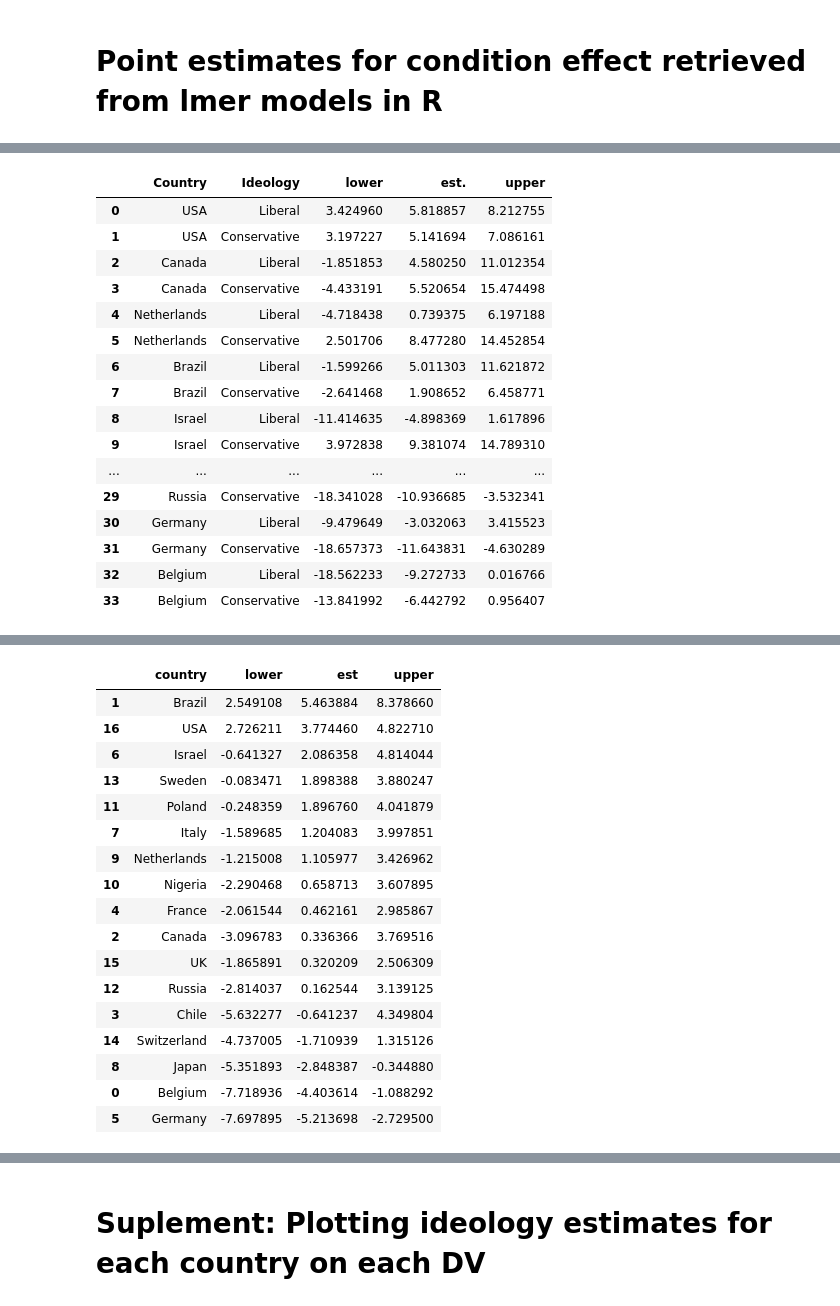
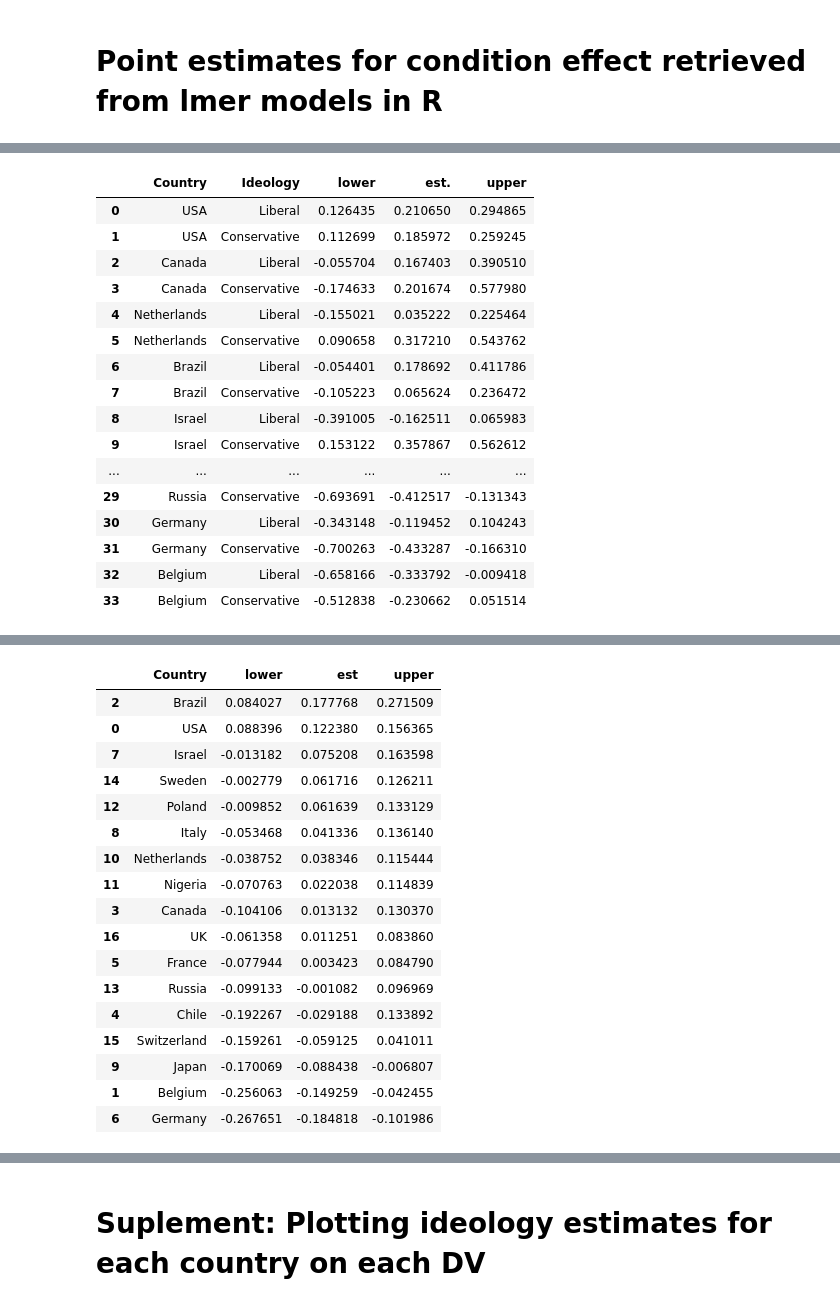
Before and after one commit to katherineannemason/System-Sanctioned-Change, a Jupyter notebook: 17 Country Analyses/Syst_Sanct_PointPlots.ipynb, the cells around one changed output, grey strips where cells are left out. Drawn from its saved outputs; the diff is of its cells as text; code cells hidden in the pictures.

```diff
--- a/17 Country Analyses/Syst_Sanct_PointPlots.ipynb
+++ b/17 Country Analyses/Syst_Sanct_PointPlots.ipynb
@@ -134,26 +134,29 @@ plt.show()
 # %%
 # Belief with ideology included
 
-Lib_Con_Belief = pd.read_excel("Lib_Con_Belief.xlsx")
+Lib_Con_Belief = pd.read_csv("Lib_Con_Belief_Stand.csv")
 Lib_Con_Belief
+
+# Lib_Con_Belief = Lib_Con_Belief.sort_values(by=['est.'], ascending=False)
+# Lib_Con_Belief
 # %% [output]
 |  | Country | Ideology | lower | est. | upper |
-| 0 | USA | Liberal | 3.424960 | 5.818857 | 8.212755 |
-| 1 | USA | Conservative | 3.197227 | 5.141694 | 7.086161 |
-| 2 | Canada | Liberal | -1.851853 | 4.580250 | 11.012354 |
-| 3 | Canada | Conservative | -4.433191 | 5.520654 | 15.474498 |
-| 4 | Netherlands | Liberal | -4.718438 | 0.739375 | 6.197188 |
-| 5 | Netherlands | Conservative | 2.501706 | 8.477280 | 14.452854 |
-| 6 | Brazil | Liberal | -1.599266 | 5.011303 | 11.621872 |
-| 7 | Brazil | Conservative | -2.641468 | 1.908652 | 6.458771 |
-| 8 | Israel | Liberal | -11.414635 | -4.898369 | 1.617896 |
-| 9 | Israel | Conservative | 3.972838 | 9.381074 | 14.789310 |
+| 0 | USA | Liberal | 0.126435 | 0.210650 | 0.294865 |
+| 1 | USA | Conservative | 0.112699 | 0.185972 | 0.259245 |
+| 2 | Canada | Liberal | -0.055704 | 0.167403 | 0.390510 |
+| 3 | Canada | Conservative | -0.174633 | 0.201674 | 0.577980 |
+| 4 | Netherlands | Liberal | -0.155021 | 0.035222 | 0.225464 |
+| 5 | Netherlands | Conservative | 0.090658 | 0.317210 | 0.543762 |
+| 6 | Brazil | Liberal | -0.054401 | 0.178692 | 0.411786 |
+| 7 | Brazil | Conservative | -0.105223 | 0.065624 | 0.236472 |
+| 8 | Israel | Liberal | -0.391005 | -0.162511 | 0.065983 |
+| 9 | Israel | Conservative | 0.153122 | 0.357867 | 0.562612 |
 | ... | ... | ... | ... | ... | ... |
-| 29 | Russia | Conservative | -18.341028 | -10.936685 | -3.532341 |
-| 30 | Germany | Liberal | -9.479649 | -3.032063 | 3.415523 |
-| 31 | Germany | Conservative | -18.657373 | -11.643831 | -4.630289 |
-| 32 | Belgium | Liberal | -18.562233 | -9.272733 | 0.016766 |
-| 33 | Belgium | Conservative | -13.841992 | -6.442792 | 0.956407 |
+| 29 | Russia | Conservative | -0.693691 | -0.412517 | -0.131343 |
+| 30 | Germany | Liberal | -0.343148 | -0.119452 | 0.104243 |
+| 31 | Germany | Conservative | -0.700263 | -0.433287 | -0.166310 |
+| 32 | Belgium | Liberal | -0.658166 | -0.333792 | -0.009418 |
+| 33 | Belgium | Conservative | -0.512838 | -0.230662 | 0.051514 |
 # %%
 # Point plot using exact estimates + CIs from lmer models. Includes ideology.
 
@@ -221,31 +224,31 @@ plt.show()
 # %%
 # Import the policy point estimates
 
-policy_est = pd.read_excel("All_Cond_Estimates_Policy.xlsx")
+policy_est = pd.read_csv("All_Cond_Estimates_Policy_Stand.csv")
 
 # Sort by descending
 
 policy_est = policy_est.sort_values(by=['est'], ascending=False)
 policy_est
 # %% [output]
-|  | country | lower | est | upper |
-| 1 | Brazil | 2.549108 | 5.463884 | 8.378660 |
-| 16 | USA | 2.726211 | 3.774460 | 4.822710 |
-| 6 | Israel | -0.641327 | 2.086358 | 4.814044 |
-| 13 | Sweden | -0.083471 | 1.898388 | 3.880247 |
-| 11 | Poland | -0.248359 | 1.896760 | 4.041879 |
-| 7 | Italy | -1.589685 | 1.204083 | 3.997851 |
-| 9 | Netherlands | -1.215008 | 1.105977 | 3.426962 |
-| 10 | Nigeria | -2.290468 | 0.658713 | 3.607895 |
-| 4 | France | -2.061544 | 0.462161 | 2.985867 |
-| 2 | Canada | -3.096783 | 0.336366 | 3.769516 |
-| 15 | UK | -1.865891 | 0.320209 | 2.506309 |
-| 12 | Russia | -2.814037 | 0.162544 | 3.139125 |
-| 3 | Chile | -5.632277 | -0.641237 | 4.349804 |
-| 14 | Switzerland | -4.737005 | -1.710939 | 1.315126 |
-| 8 | Japan | -5.351893 | -2.848387 | -0.344880 |
-| 0 | Belgium | -7.718936 | -4.403614 | -1.088292 |
-| 5 | Germany | -7.697895 | -5.213698 | -2.729500 |
+|  | Country | lower | est | upper |
+| 2 | Brazil | 0.084027 | 0.177768 | 0.271509 |
+| 0 | USA | 0.088396 | 0.122380 | 0.156365 |
+| 7 | Israel | -0.013182 | 0.075208 | 0.163598 |
+| 14 | Sweden | -0.002779 | 0.061716 | 0.126211 |
+| 12 | Poland | -0.009852 | 0.061639 | 0.133129 |
+| 8 | Italy | -0.053468 | 0.041336 | 0.136140 |
+| 10 | Netherlands | -0.038752 | 0.038346 | 0.115444 |
+| 11 | Nigeria | -0.070763 | 0.022038 | 0.114839 |
+| 3 | Canada | -0.104106 | 0.013132 | 0.130370 |
+| 16 | UK | -0.061358 | 0.011251 | 0.083860 |
+| 5 | France | -0.077944 | 0.003423 | 0.084790 |
+| 13 | Russia | -0.099133 | -0.001082 | 0.096969 |
+| 4 | Chile | -0.192267 | -0.029188 | 0.133892 |
+| 15 | Switzerland | -0.159261 | -0.059125 | 0.041011 |
+| 9 | Japan | -0.170069 | -0.088438 | -0.006807 |
+| 1 | Belgium | -0.256063 | -0.149259 | -0.042455 |
+| 6 | Germany | -0.267651 | -0.184818 | -0.101986 |
 # %%
 # Point plot using estimates + CIs from lmer models.
 
```
Also changed, not shown: parts of 52 cells of this notebook, 23 other files.
